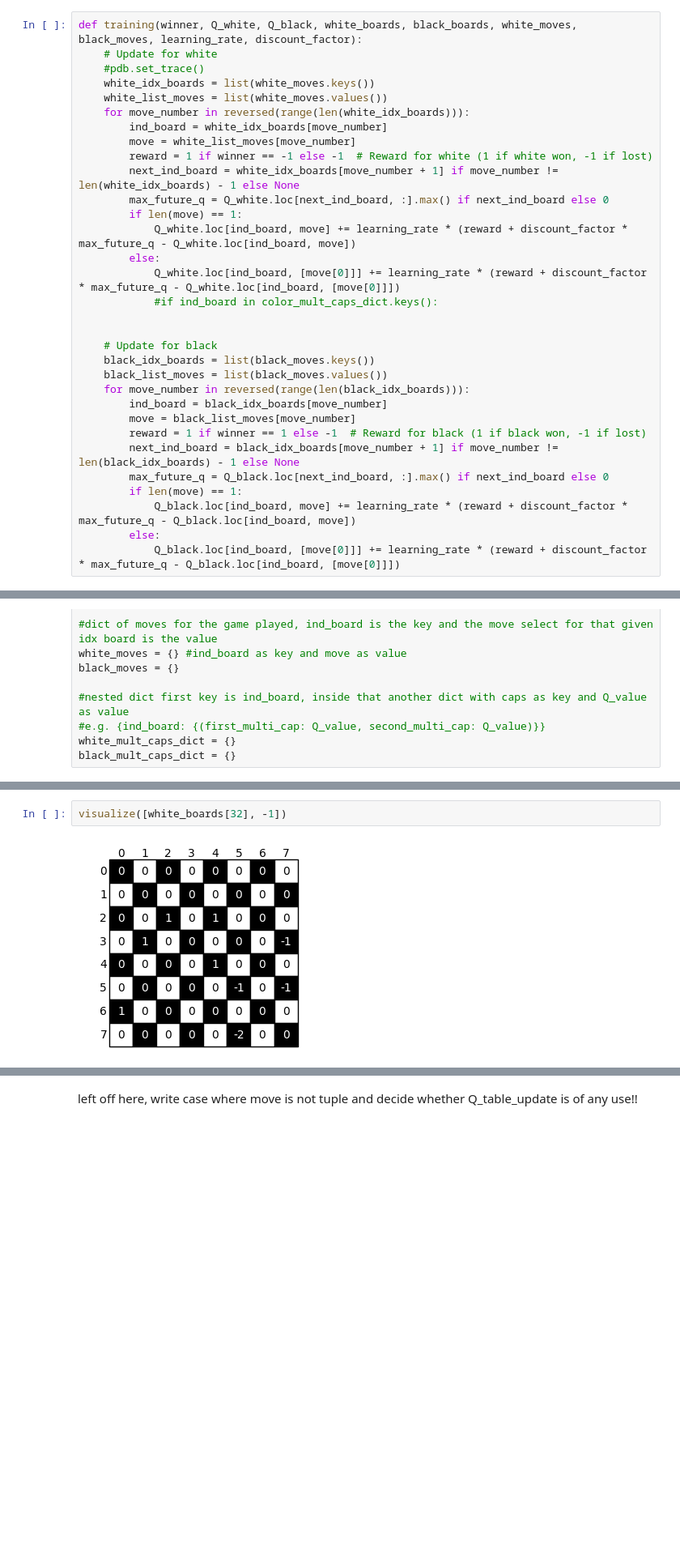
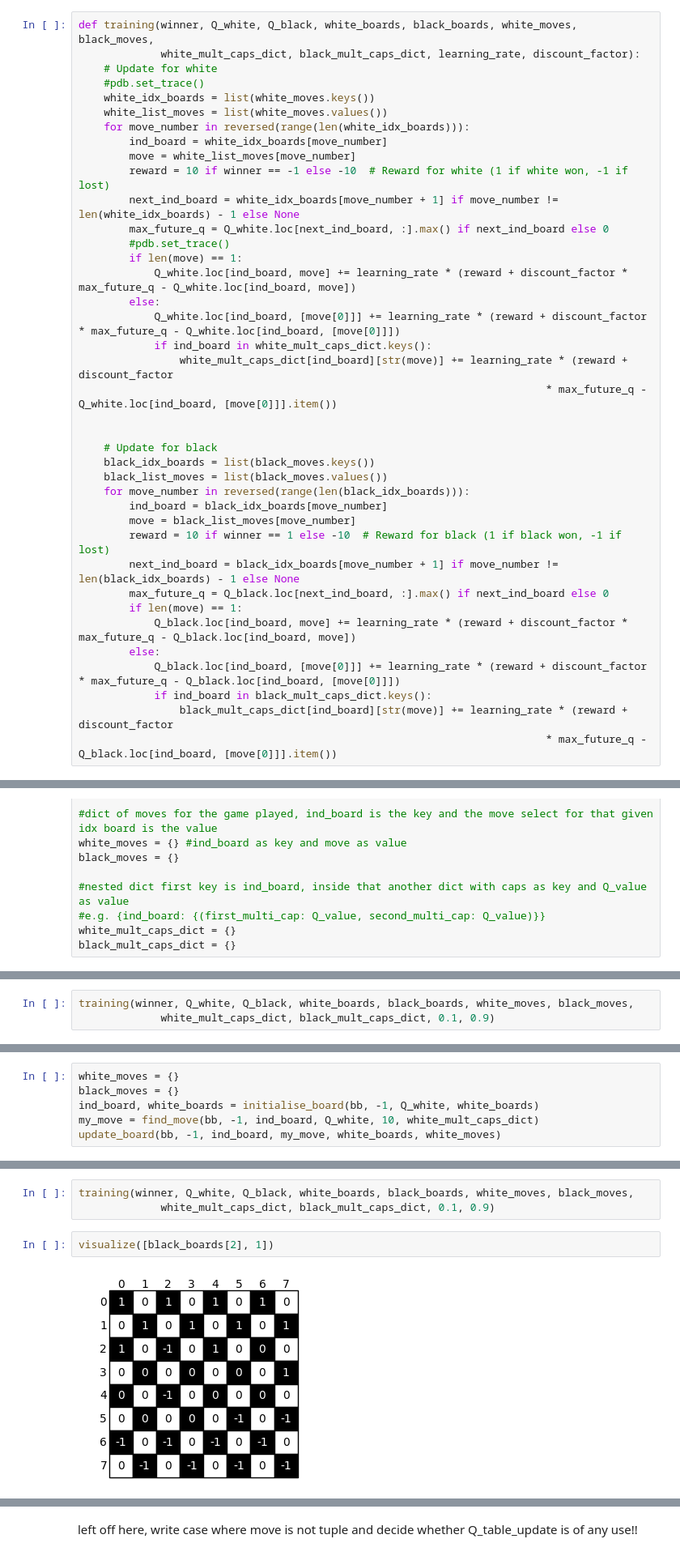
Before and after one commit to federicoschiaffino/Eldo, a Jupyter notebook: Eldo/Q Learning.ipynb, the cells around one changed output, grey strips where cells are left out. Shown at 81% size. Saved outputs shown, nothing was run; the diff lists cells and outputs as text; blank space fills up the shorter version.

Commit message:
final steps before Q_learning

```diff
--- a/Eldo/Q Learning.ipynb
+++ b/Eldo/Q Learning.ipynb
@@ -313,7 +325,8 @@ def play_game(initial_board, agent, Q_white, Q_black, white_boards, black_boards
                 "It's a tie"
         return winner#, Q_white, Q_black, white_boards, black_boards, white_moves, black_moves
 # %%
-def training(winner, Q_white, Q_black, white_boards, black_boards, white_moves, black_moves, learning_rate, discount_factor):
+def training(winner, Q_white, Q_black, white_boards, black_boards, white_moves, black_moves,
+             white_mult_caps_dict, black_mult_caps_dict, learning_rate, discount_factor):
     # Update for white
     #pdb.set_trace()
     white_idx_boards = list(white_moves.keys())
@@ -321,14 +334,17 @@ def training(winner, Q_white, Q_black, white_boards, black_boards, white_moves,
     for move_number in reversed(range(len(white_idx_boards))):
         ind_board = white_idx_boards[move_number]
         move = white_list_moves[move_number]
-        reward = 1 if winner == -1 else -1  # Reward for white (1 if white won, -1 if lost)
+        reward = 10 if winner == -1 else -10  # Reward for white (1 if white won, -1 if lost)
         next_ind_board = white_idx_boards[move_number + 1] if move_number != len(white_idx_boards) - 1 else None
         max_future_q = Q_white.loc[next_ind_board, :].max() if next_ind_board else 0
+        #pdb.set_trace()
         if len(move) == 1:
             Q_white.loc[ind_board, move] += learning_rate * (reward + discount_factor * max_future_q - Q_white.loc[ind_board, move])
         else:
             Q_white.loc[ind_board, [move[0]]] += learning_rate * (reward + discount_factor * max_future_q - Q_white.loc[ind_board, [move[0]]])
-            #if ind_board in color_mult_caps_dict.keys():
+            if ind_board in white_mult_caps_dict.keys():
+                white_mult_caps_dict[ind_board][str(move)] += learning_rate * (reward + discount_factor
+                                                                          * max_future_q - Q_white.loc[ind_board, [move[0]]].item())
 
 
     # Update for black
@@ -337,10 +353,13 @@ def training(winner, Q_white, Q_black, white_boards, black_boards, white_moves,
     for move_number in reversed(range(len(black_idx_boards))):
         ind_board = black_idx_boards[move_number]
         move = black_list_moves[move_number]
-        reward = 1 if winner == 1 else -1  # Reward for black (1 if black won, -1 if lost)
+        reward = 10 if winner == 1 else -10  # Reward for black (1 if black won, -1 if lost)
         next_ind_board = black_idx_boards[move_number + 1] if move_number != len(black_idx_boards) - 1 else None
         max_future_q = Q_black.loc[next_ind_board, :].max() if next_ind_board else 0
         if len(move) == 1:
             Q_black.loc[ind_board, move] += learning_rate * (reward + discount_factor * max_future_q - Q_black.loc[ind_board, move])
         else:
             Q_black.loc[ind_board, [move[0]]] += learning_rate * (reward + discount_factor * max_future_q - Q_black.loc[ind_board, [move[0]]])
+            if ind_board in black_mult_caps_dict.keys():
+                black_mult_caps_dict[ind_board][str(move)] += learning_rate * (reward + discount_factor
+                                                                          * max_future_q - Q_black.loc[ind_board, [move[0]]].item())
@@ -403,0 +405,3 @@ white_mult_caps_dict
+# %%
+training(winner, Q_white, Q_black, white_boards, black_boards, white_moves, black_moves,
+             white_mult_caps_dict, black_mult_caps_dict, 0.1, 0.9)
@@ -403,0 +413,6 @@ white_mult_caps_dict
+# %%
+white_moves = {}
+black_moves = {}
+ind_board, white_boards = initialise_board(bb, -1, Q_white, white_boards)
+my_move = find_move(bb, -1, ind_board, Q_white, 10, white_mult_caps_dict)
+update_board(bb, -1, ind_board, my_move, white_boards, white_moves)
@@ -404,4 +441,7 @@ white_mult_caps_dict
+# %%
+training(winner, Q_white, Q_black, white_boards, black_boards, white_moves, black_moves,
+             white_mult_caps_dict, black_mult_caps_dict, 0.1, 0.9)
 # %%
-visualize([white_boards[32], -1])
+visualize([black_boards[2], 1])
 # %% [output]
-[figure, old version]
+[figure, new version]
```
Also changed, not shown: parts of 60 cells of this notebook.
